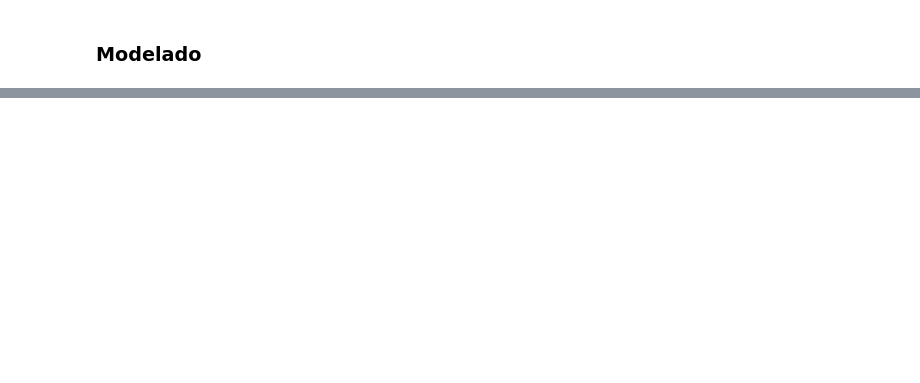
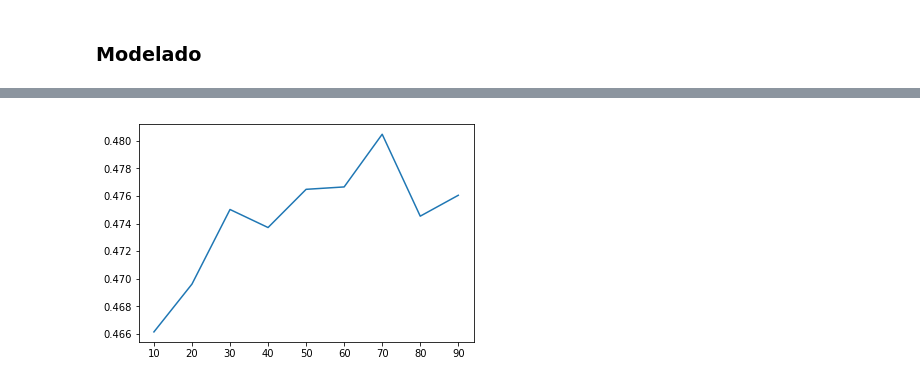
Before and after one commit to VillafuerteM/MineriaParcial1, a Jupyter notebook: Parcial1_Practico.ipynb, the cells around one changed output, grey strips where cells are left out. Drawn from its saved outputs; the diff is of its cells as text; code cells hidden in the pictures; blank space fills up the shorter version.

```diff
--- a/Parcial1_Practico.ipynb
+++ b/Parcial1_Practico.ipynb
@@ -45,7 +79,7 @@ from sklearn.ensemble import RandomForestClassifier
 from sklearn.metrics import f1_score, confusion_matrix
 # %%
 X_train, X_test, y_train, y_test = train_test_split(
-    datosTarjeta.drop('y', axis=1), # X
+    datosTarjeta.drop(['y'], axis=1), # X
     datosTarjeta.y,  # y
     test_size=0.2, # porcentaje que será prueba
     random_state=42) # para fijar el aleatorio (reproducibilidad)
@@ -51,0 +88,4 @@ X_train, X_test, y_train, y_test = train_test_split(
+# %%
+rf = RandomForestClassifier(n_estimators=50, n_jobs=-1)
+# %%
+rf.fit(X_train,y_train)
@@ -51,0 +104,11 @@ X_train, X_test, y_train, y_test = train_test_split(
+# %%
+rf_cv=[]
+for i in range (1, 10):
+    print(i)
+    rf = rf = RandomForestClassifier(n_estimators=50, min_samples_split=i*10)
+    rf_cv.append(
+        cross_val_score(rf,
+                        X_train,
+                        y_train,
+                        cv=5,
+                        scoring='f1').mean())
@@ -51,0 +125,5 @@ X_train, X_test, y_train, y_test = train_test_split(
+# %%
+plt.plot([x*10 for x in range(1,10)], rf_cv)
+plt.show()
+# %% [output]
+[figure, added]
```
Also changed, not shown: parts of 52 cells of this notebook.
